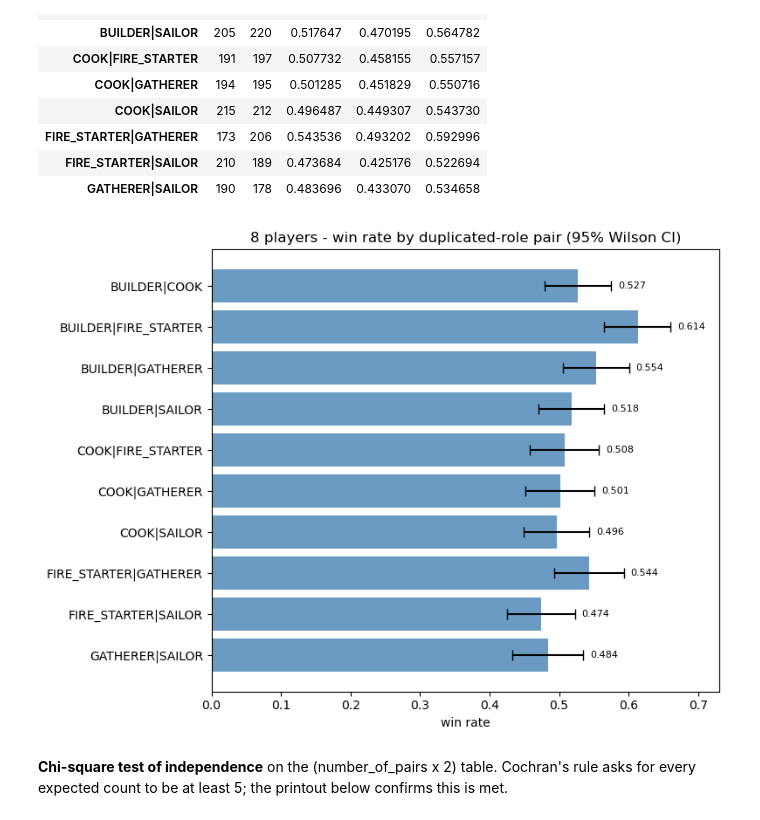
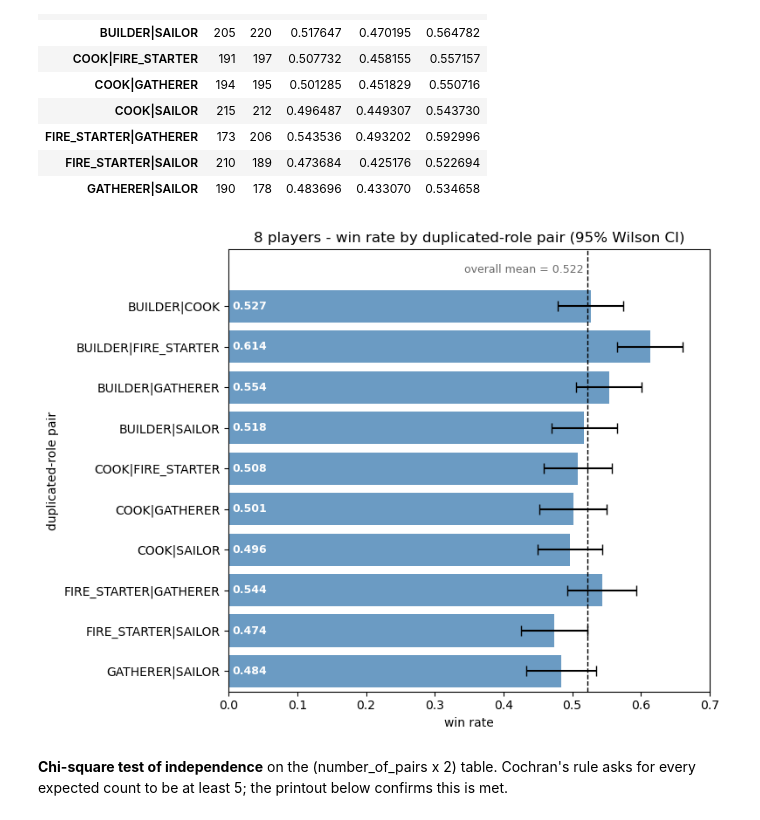
Before and after one commit to simo21-ss/volcano-rush, a Jupyter notebook: notebooks/data_science/hypotheses/2_hypothesis_duplication_effect.ipynb, the cells around one changed output. Saved outputs shown, nothing was run; the diff lists cells and outputs as text; code cells hidden in the pictures.

```diff
--- a/notebooks/data_science/hypotheses/2_hypothesis_duplication_effect.ipynb
+++ b/notebooks/data_science/hypotheses/2_hypothesis_duplication_effect.ipynb
@@ -180,19 +180,31 @@ summary_7
 positions = np.arange(len(summary_7))
 errors_lower = summary_7["win_rate"].values - summary_7["ci_lower"].values
 errors_upper = summary_7["ci_upper"].values - summary_7["win_rate"].values
+overall_win_rate_7 = contingency_7["win"].sum() / contingency_7.sum().sum()
 
 plt.figure(figsize = (8, 4))
+
 plt.barh(positions, summary_7["win_rate"].values, color = "steelblue", alpha = 0.8)
+
 plt.errorbar(summary_7["win_rate"].values, positions, xerr = [errors_lower, errors_upper],
              fmt = "none", color = "black", capsize = 5)
+
+plt.axvline(overall_win_rate_7, color = "dimgray", linestyle = "--", linewidth = 1)
+plt.text(overall_win_rate_7 - 0.005, -0.7, f"overall mean = {overall_win_rate_7:.3f}",
+         va = "center", ha = "right", fontsize = 9, color = "dimgray")
+
 plt.yticks(positions, summary_7.index)
 plt.xlabel("win rate")
-plt.xlim(0, summary_7["ci_upper"].max() + 0.07)
+plt.ylabel("duplicated role")
+plt.xlim(0, summary_7["ci_upper"].max() + 0.04)
+plt.ylim(-1.2, len(summary_7) - 0.5)
 plt.title("7 players - win rate by duplicated role (95% Wilson CI)")
+
 for i, win_rate in enumerate(summary_7["win_rate"].values):
-    label_x = summary_7["ci_upper"].values[i] + 0.01
-    plt.text(label_x, i, f"{win_rate:.3f}", va = "center", ha = "left", fontsize = 8)
+    plt.text(0.005, i, f"{win_rate:.3f}", va = "center", ha = "left",
+             color = "white", fontweight = "bold", fontsize = 9)
 plt.gca().invert_yaxis()
 plt.tight_layout()
+
 plt.show()
 # %% [output]
@@ -315,29 +327,36 @@ summary_8
 # %%
 positions = np.arange(len(summary_8))
 errors_lower = summary_8["win_rate"].values - summary_8["ci_lower"].values
 errors_upper = summary_8["ci_upper"].values - summary_8["win_rate"].values
+overall_win_rate_8 = contingency_8["win"].sum() / contingency_8.sum().sum()
 
 plt.figure(figsize = (8, 6))
 
 plt.barh(positions, summary_8["win_rate"].values, color = "steelblue", alpha = 0.8)
 
 plt.errorbar(summary_8["win_rate"].values, positions, xerr = [errors_lower, errors_upper],
              fmt = "none", color = "black", capsize = 4)
 
+plt.axvline(overall_win_rate_8, color = "black", linestyle = "--", linewidth = 1)
+plt.text(overall_win_rate_8 - 0.005, -0.9, f"overall mean = {overall_win_rate_8:.3f}",
+         va = "center", ha = "right", fontsize = 9, color = "dimgray")
+
 plt.yticks(positions, summary_8.index)
 plt.xlabel("win rate")
-plt.xlim(0, summary_8["ci_upper"].max() + 0.07)
+plt.ylabel("duplicated-role pair")
+plt.xlim(0, summary_8["ci_upper"].max() + 0.04)
+plt.ylim(-1.4, len(summary_8) - 0.5)
 plt.title("8 players - win rate by duplicated-role pair (95% Wilson CI)")
 
 for i, win_rate in enumerate(summary_8["win_rate"].values):
-    label_x = summary_8["ci_upper"].values[i] + 0.01
-    plt.text(label_x, i, f"{win_rate:.3f}", va = "center", ha = "left", fontsize = 8)
+    plt.text(0.005, i, f"{win_rate:.3f}", va = "center", ha = "left",
+             color = "white", fontweight = "bold", fontsize = 9)
 plt.gca().invert_yaxis()
 plt.tight_layout()
 
 plt.show()
 # %% [output]
-[figure, old version]
+[figure, new version]
 # %% [markdown]
 **Chi-square test of independence** on the (number_of_pairs x 2) table. Cochran's rule asks for every expected count to be at least 5; the printout below confirms this is met.
 # %%
```
Also changed, not shown: parts of 3 cells of this notebook, 1 other file.
